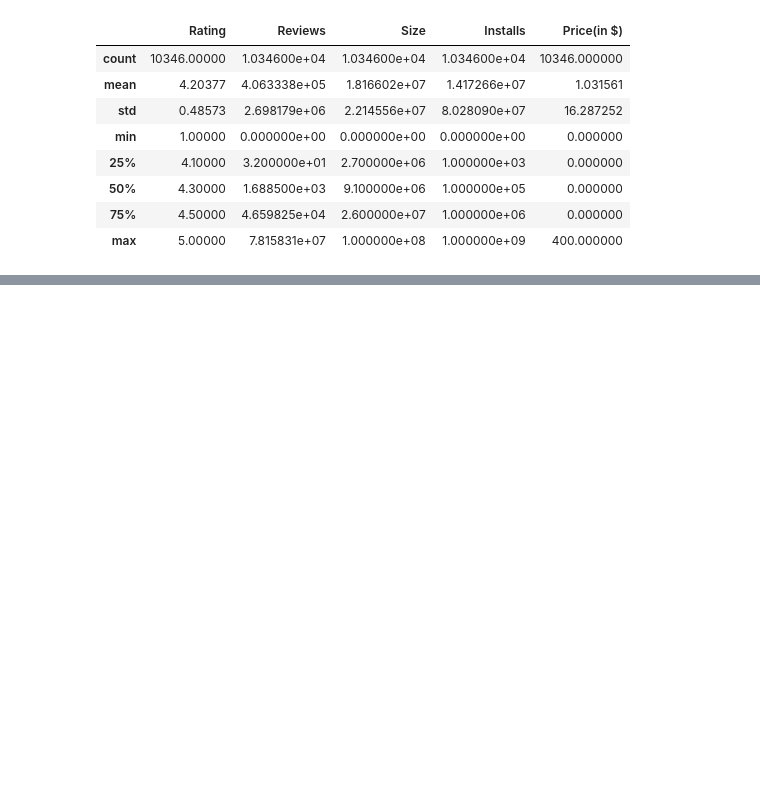
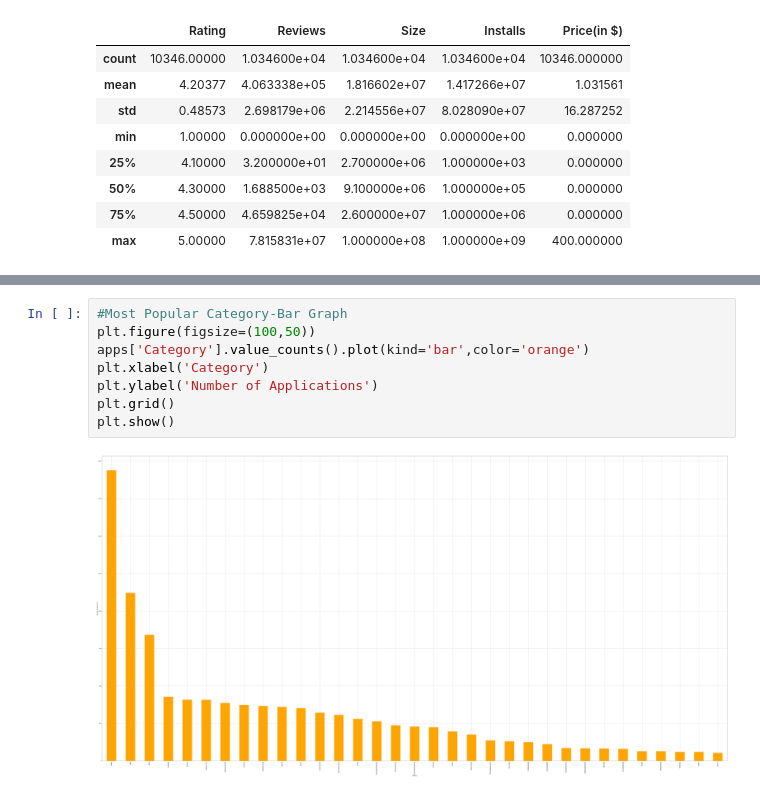
Before and after one commit to AkshatHotCode/playstoreappreview_eda, a Jupyter notebook: Akshat_Rajvanshi_Play_Store_App_Review_Analysis_Capstone_Project.ipynb, the cells around one changed output, grey strips where cells are left out. Saved outputs shown, nothing was run; the diff lists cells and outputs as text; blank space fills up the shorter version.

```diff
--- a/Akshat_Rajvanshi_Play_Store_App_Review_Analysis_Capstone_Project.ipynb
+++ b/Akshat_Rajvanshi_Play_Store_App_Review_Analysis_Capstone_Project.ipynb
@@ -281,0 +297,10 @@ apps.describe()
+# %%
+#Most Popular Category-Bar Graph
+plt.figure(figsize=(100,50))
+apps['Category'].value_counts().plot(kind='bar',color='orange')
+plt.xlabel('Category')
+plt.ylabel('Number of Applications')
+plt.grid()
+plt.show()
+# %% [output]
+[figure, added]
```
Also changed, not shown: parts of 30 cells of this notebook.
